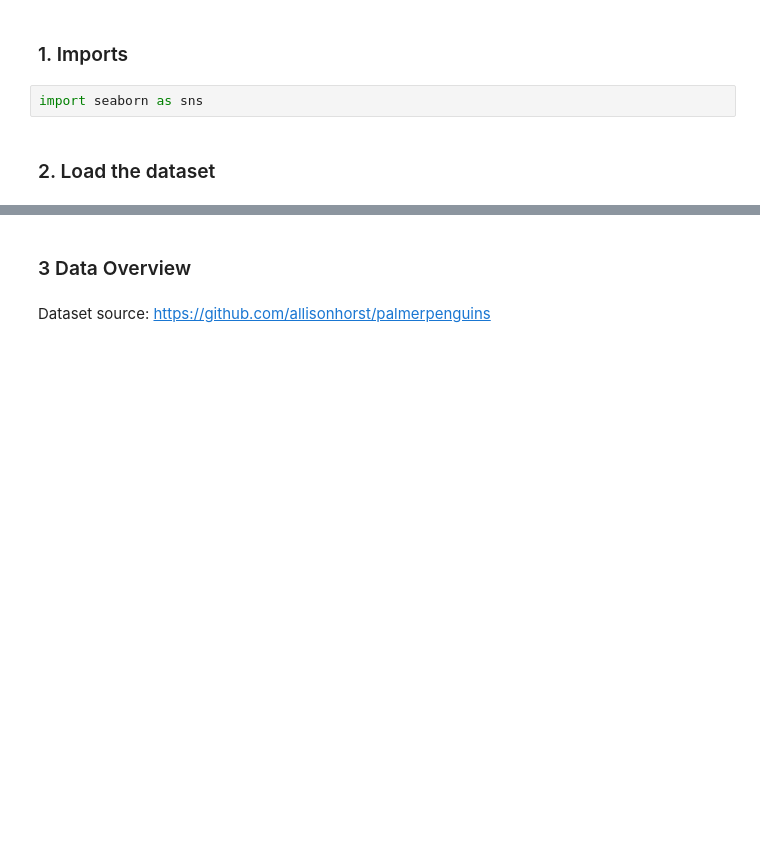
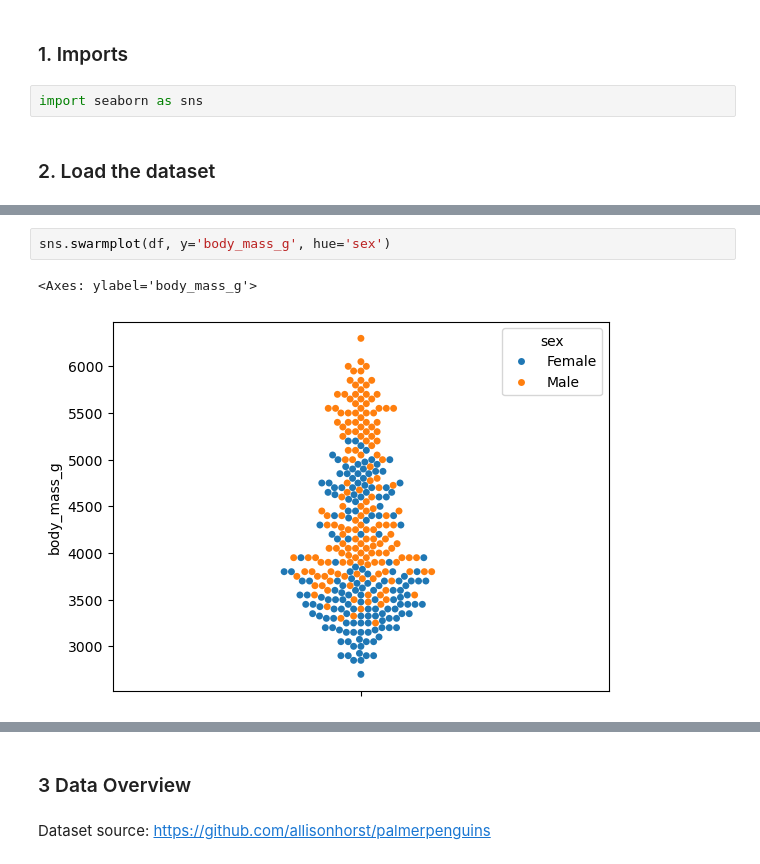
Before and after one commit to HassanAlgoz/data-analytics, a Jupyter notebook: scenario/eda_penguins.ipynb, the cells around one changed output, grey strips where cells are left out. Drawn from its saved outputs; the diff is of its cells as text; blank space fills up the shorter version.

```diff
--- a/scenario/eda_penguins.ipynb
+++ b/scenario/eda_penguins.ipynb
@@ -12,0 +64,5 @@ df = sns.load_dataset('penguins')
+# %%
+sns.swarmplot(df, y='body_mass_g', hue='sex')
+# %% [output]
+<Axes: ylabel='body_mass_g'>
+[figure, added]
```
Also changed, not shown: parts of 15 cells of this notebook, 4 other files.
